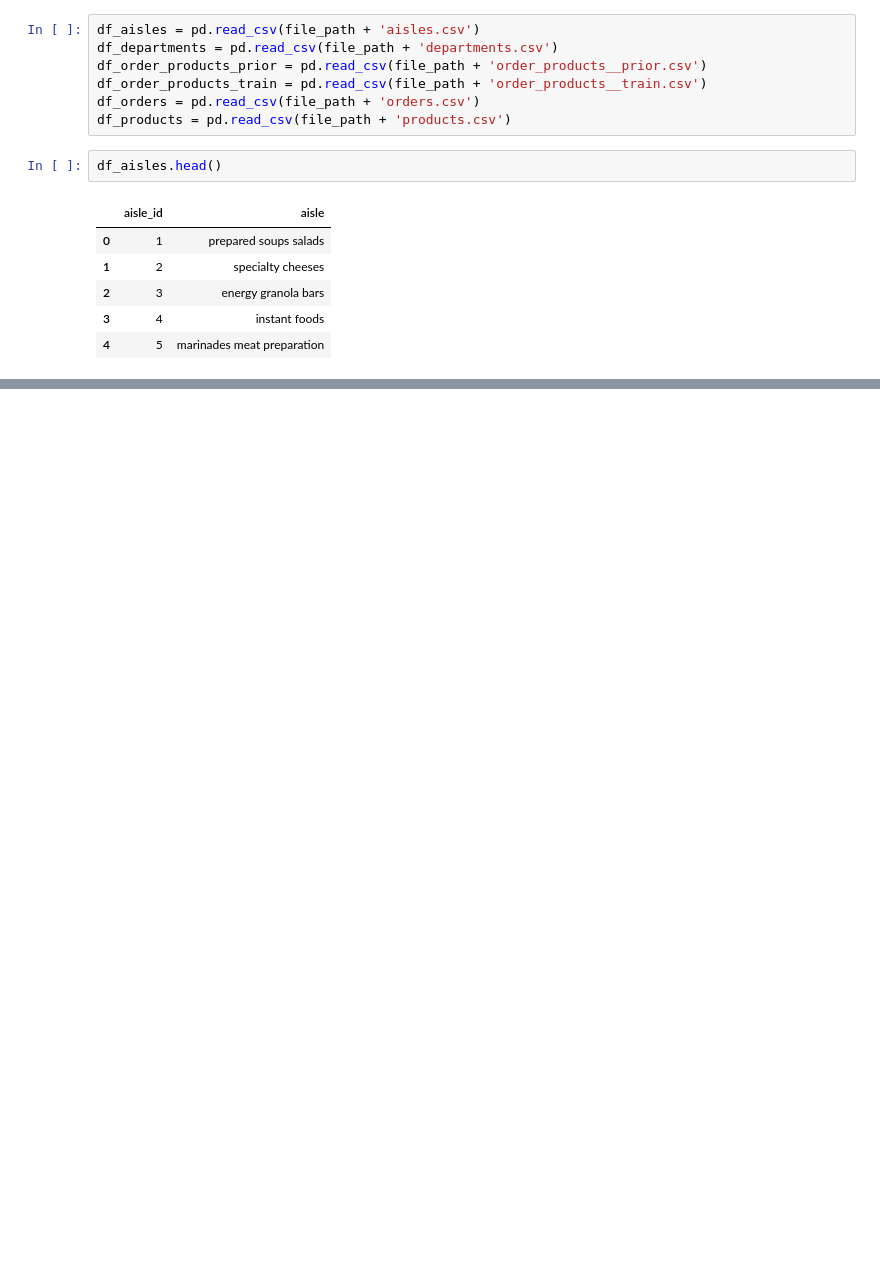
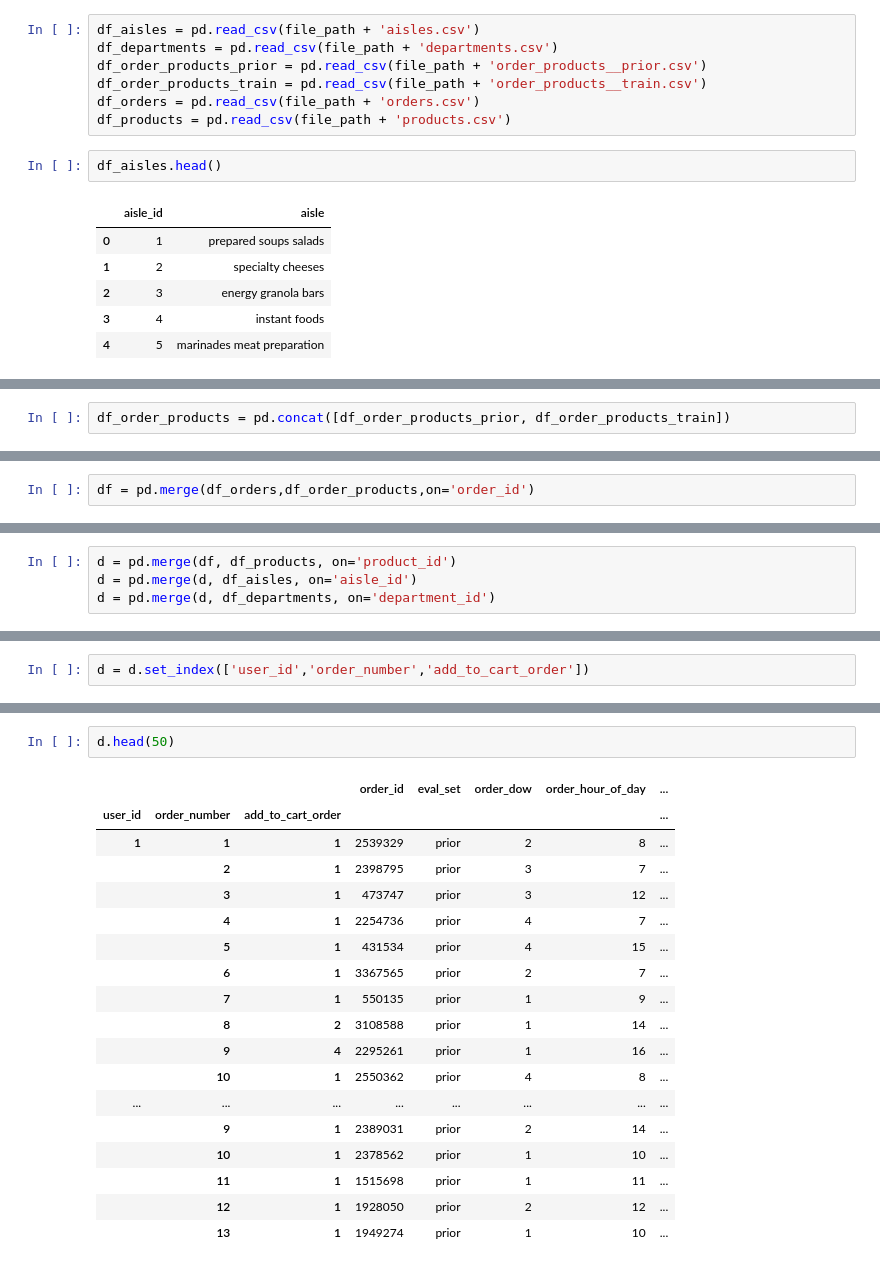
Before and after one commit to annmaryksebastian/255-Project, a Jupyter notebook: project.ipynb, the cells around one changed output, grey strips where cells are left out. Cells and saved outputs as stored; diff of their text form; blank space fills up the shorter version.

Commit message:
Datasets merged

```diff
--- a/project.ipynb
+++ b/project.ipynb
@@ -32,0 +165,2 @@ df_aisles.head()
+# %%
+df_order_products = pd.concat([df_order_products_prior, df_order_products_train])
@@ -32,0 +207,2 @@ df_aisles.head()
+# %%
+df = pd.merge(df_orders,df_order_products,on='order_id')
@@ -32,0 +238,4 @@ df_aisles.head()
+# %%
+d = pd.merge(df, df_products, on='product_id')
+d = pd.merge(d, df_aisles, on='aisle_id')
+d = pd.merge(d, df_departments, on='department_id')
@@ -32,0 +273,2 @@ df_aisles.head()
+# %%
+d = d.set_index(['user_id','order_number','add_to_cart_order'])
@@ -32,0 +293,21 @@ df_aisles.head()
+# %%
+d.head(50)
+# %% [output]
+|  |  |  | order_id | eval_set | order_dow | order_hour_of_day | ... |
+| user_id | order_number | add_to_cart_order |  |  |  |  | ... |
+| 1 | 1 | 1 | 2539329 | prior | 2 | 8 | ... |
+|  | 2 | 1 | 2398795 | prior | 3 | 7 | ... |
+|  | 3 | 1 | 473747 | prior | 3 | 12 | ... |
+|  | 4 | 1 | 2254736 | prior | 4 | 7 | ... |
+|  | 5 | 1 | 431534 | prior | 4 | 15 | ... |
+|  | 6 | 1 | 3367565 | prior | 2 | 7 | ... |
+|  | 7 | 1 | 550135 | prior | 1 | 9 | ... |
+|  | 8 | 2 | 3108588 | prior | 1 | 14 | ... |
+|  | 9 | 4 | 2295261 | prior | 1 | 16 | ... |
+|  | 10 | 1 | 2550362 | prior | 4 | 8 | ... |
+| ... | ... | ... | ... | ... | ... | ... | ... |
+|  | 9 | 1 | 2389031 | prior | 2 | 14 | ... |
+|  | 10 | 1 | 2378562 | prior | 1 | 10 | ... |
+|  | 11 | 1 | 1515698 | prior | 1 | 11 | ... |
+|  | 12 | 1 | 1928050 | prior | 2 | 12 | ... |
+|  | 13 | 1 | 1949274 | prior | 1 | 10 | ... |
```
Also changed, not shown: parts of 26 cells of this notebook.
